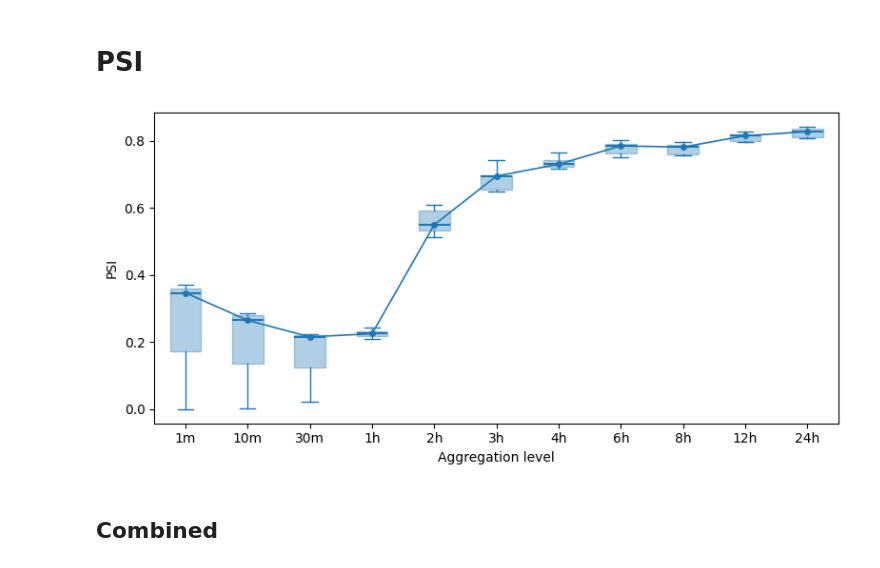
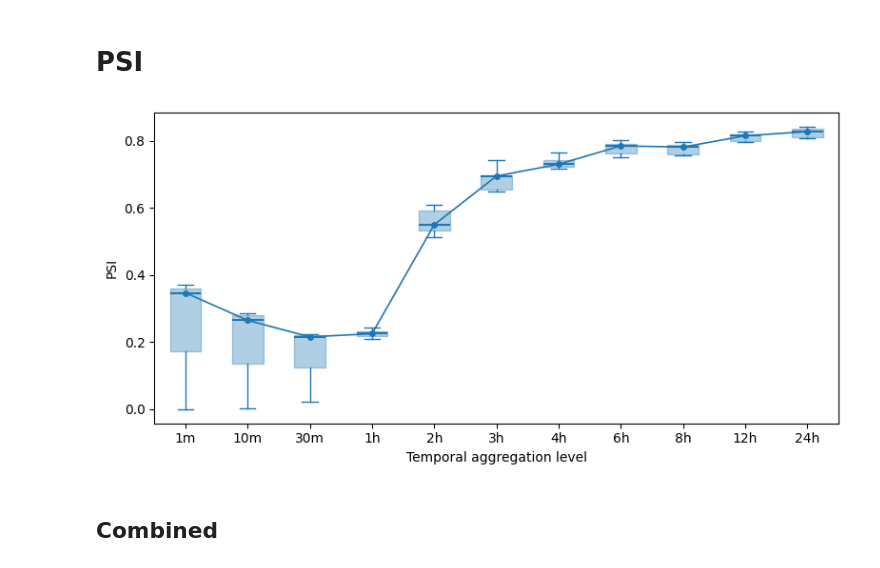
Before and after one commit to Tarun-Rajan99/MSc-Project, a Jupyter notebook: 03_code/composite_stability/composite_stability.ipynb, the cells around one changed output. Cells and saved outputs as stored; diff of their text form; code cells hidden in the pictures.

```diff
--- a/03_code/composite_stability/composite_stability.ipynb
+++ b/03_code/composite_stability/composite_stability.ipynb
@@ -97,21 +97,21 @@ for col in PSI_df.columns:
 # %%
 # Plot of PSIs as boxplots with median trend line
 fig, ax = plt.subplots(figsize=(8, 4))
 
 psi_vals = [np.array(list(PSI[name].values())) for name in level_names]
 
 ax.boxplot(psi_vals, positions=x_positions, widths=0.5, showfliers=False, **boxstyle)
 
 psi_medians = [np.median(p) for p in psi_vals]
 ax.plot(x_positions, psi_medians, color='tab:blue', lw=1.2, marker='o', ms=4, zorder=3, label='Median')
 
 ax.set_xticks(x_positions)
 ax.set_xticklabels(xtick_labels)
-ax.set_xlabel('Aggregation level')
+ax.set_xlabel('Temporal aggregation level')
 ax.set_ylabel('PSI')
 plt.tight_layout()
 # %% [output]
-[figure, old version]
+[figure, new version]
 # %% [markdown]
 ## Combined
 # %%
```
Also changed, not shown: parts of 2 cells of this notebook, 2 other files.
